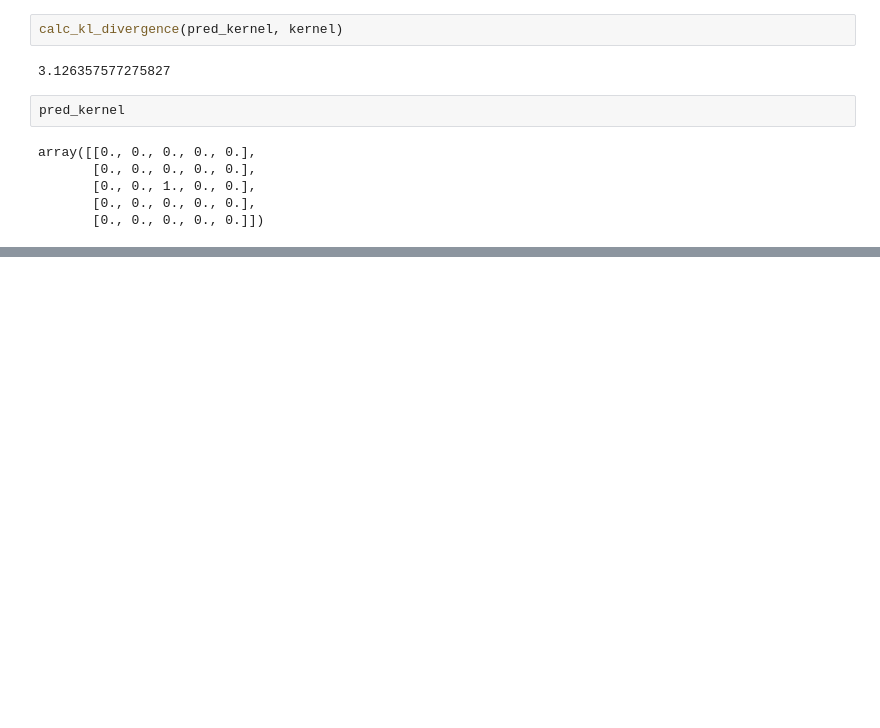
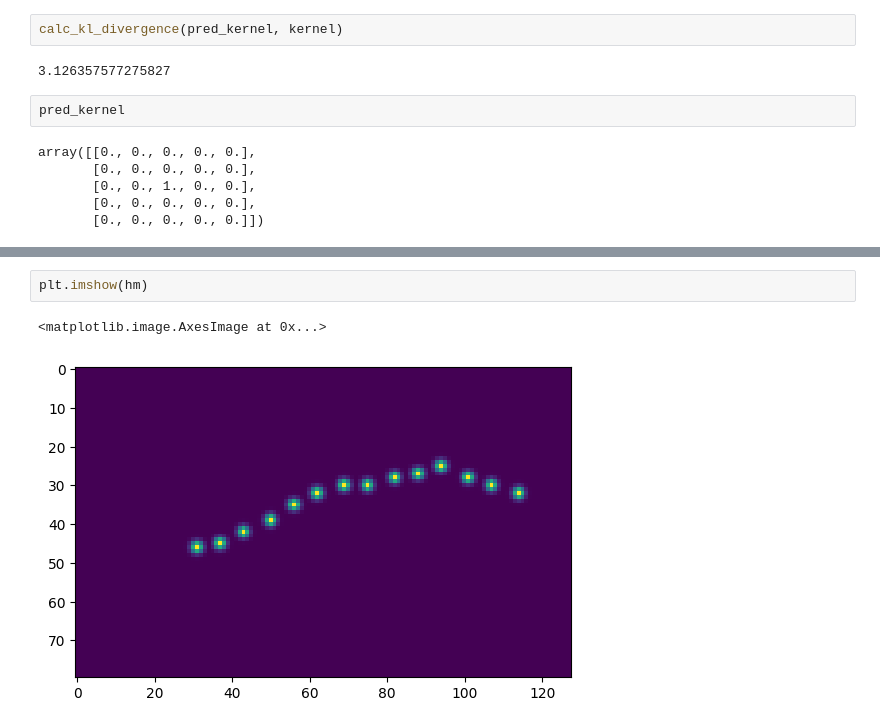
Before and after one commit to Luka-Magic/kaggle_mga, a Jupyter notebook: 2_keypoints_detection/exp0003/eda2.ipynb, the cells around one changed output, grey strips where cells are left out. Cells and saved outputs as stored; diff of their text form; blank space fills up the shorter version.

```diff
--- a/2_keypoints_detection/exp0003/eda2.ipynb
+++ b/2_keypoints_detection/exp0003/eda2.ipynb
@@ -273,0 +328,5 @@ array([[0., 0., 0., 0., 0.],
+# %%
+plt.imshow(hm)
+# %% [output]
+<matplotlib.image.AxesImage at 0x...>
+[figure, added]
```
Also changed, not shown: parts of 12 cells of this notebook, 1 other file.
